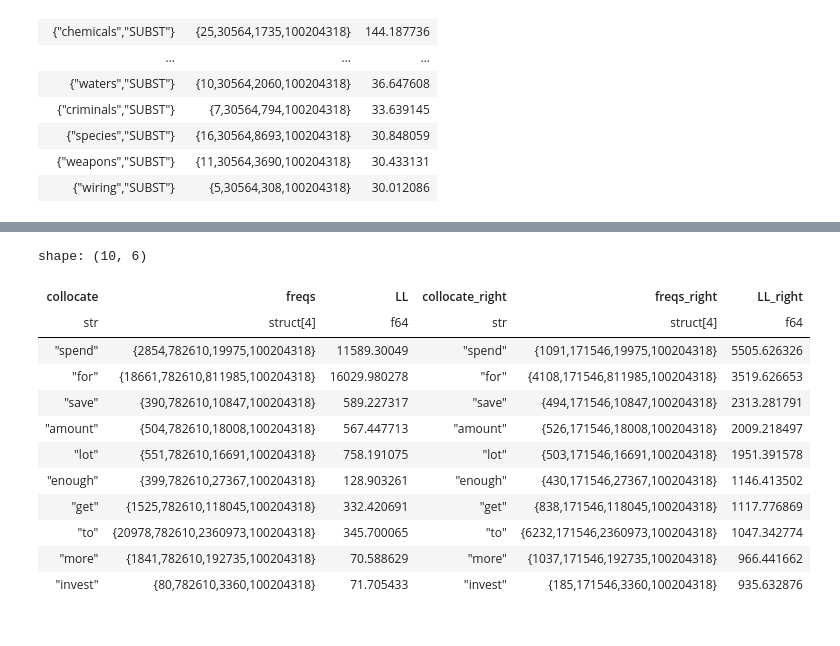
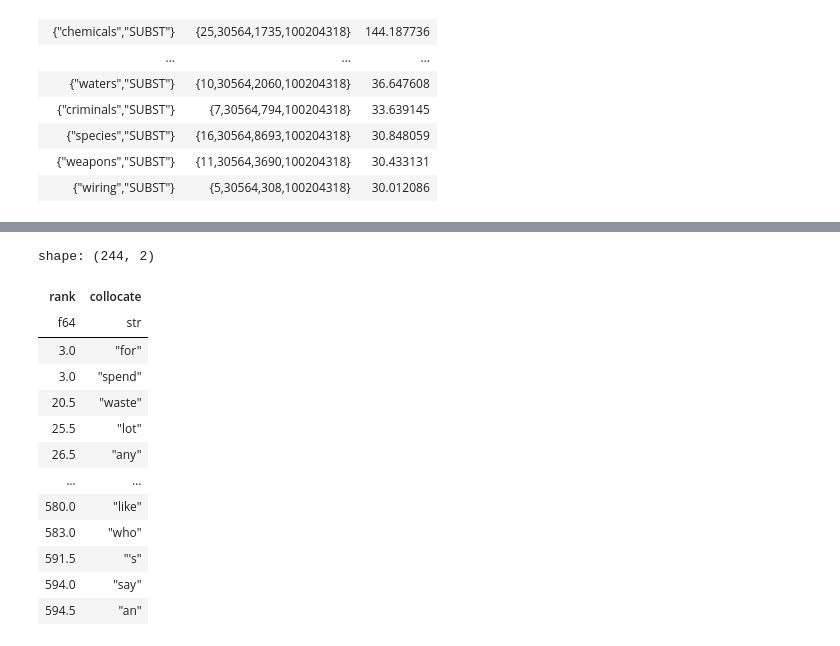
Before and after one commit to rmalouf/polars_corpus, a Jupyter notebook: examples/collocation.ipynb, the cells around one changed output, grey strips where cells are left out. Cells and saved outputs as stored; diff of their text form; code cells hidden in the pictures.

```diff
--- a/examples/collocation.ipynb
+++ b/examples/collocation.ipynb
@@ -190,8 +192,9 @@ shape: (35, 3)
 # %%
 m = plc.search_cqp(bnc, '[token="time"]')
-collocs = m.collocates('lemma', window=3)
+collocs = m.collocates('lemma', window=3, min_freq=10)
 time_ll = (
     collocs.with_columns(LL=pl.col("freqs").corpus.loglik())
+    .filter(pl.col('freqs').struct.field("f12")>50)
     .sort(by="LL", descending=True)
-    .head(200)
+    .with_row_index()
 )
@@ -198,24 +218,26 @@ time_ll = (
 # %%
 m = plc.search_cqp(bnc, '[token="money"]')
-collocs = m.collocates('lemma', window=3)
+collocs = m.collocates('lemma', window=3, min_freq=10)
 money_ll = (
     collocs.with_columns(LL=pl.col("freqs").corpus.loglik())
+    .filter(pl.col('freqs').struct.field("f12")>50)
     .sort(by="LL", descending=True)
-    .head(200)
+    .with_row_index()
 )
 # %%
-time_ll.join(money_ll, on='collocate', how='full').drop_nulls().head(10)
+time_ll.join(money_ll, on='collocate', how='inner').with_columns(((pl.col('index')+pl.col('index_right'))/2).alias('rank')).sort(by='rank', descending=False).select('rank','collocate')
 # %% [output]
-shape: (10, 6)
+shape: (244, 2)
-| collocate | freqs | LL | collocate_right | freqs_right | LL_right |
-| str | struct[4] | f64 | str | struct[4] | f64 |
-| "spend" | {2854,782610,19975,100204318} | 11589.30049 | "spend" | {1091,171546,19975,100204318} | 5505.626326 |
-| "for" | {18661,782610,811985,100204318} | 16029.980278 | "for" | {4108,171546,811985,100204318} | 3519.626653 |
-| "save" | {390,782610,10847,100204318} | 589.227317 | "save" | {494,171546,10847,100204318} | 2313.281791 |
-| "amount" | {504,782610,18008,100204318} | 567.447713 | "amount" | {526,171546,18008,100204318} | 2009.218497 |
-| "lot" | {551,782610,16691,100204318} | 758.191075 | "lot" | {503,171546,16691,100204318} | 1951.391578 |
-| "enough" | {399,782610,27367,100204318} | 128.903261 | "enough" | {430,171546,27367,100204318} | 1146.413502 |
-| "get" | {1525,782610,118045,100204318} | 332.420691 | "get" | {838,171546,118045,100204318} | 1117.776869 |
-| "to" | {20978,782610,2360973,100204318} | 345.700065 | "to" | {6232,171546,2360973,100204318} | 1047.342774 |
-| "more" | {1841,782610,192735,100204318} | 70.588629 | "more" | {1037,171546,192735,100204318} | 966.441662 |
-| "invest" | {80,782610,3360,100204318} | 71.705433 | "invest" | {185,171546,3360,100204318} | 935.632876 |
+| rank | collocate |
+| f64 | str |
+| 3.0 | "for" |
+| 3.0 | "spend" |
+| 20.5 | "waste" |
+| 25.5 | "lot" |
+| 26.5 | "any" |
+| … | … |
+| 580.0 | "like" |
+| 583.0 | "who" |
+| 591.5 | "'s" |
+| 594.0 | "say" |
+| 594.5 | "an" |
```
Also changed, not shown: parts of 2 cells of this notebook.
